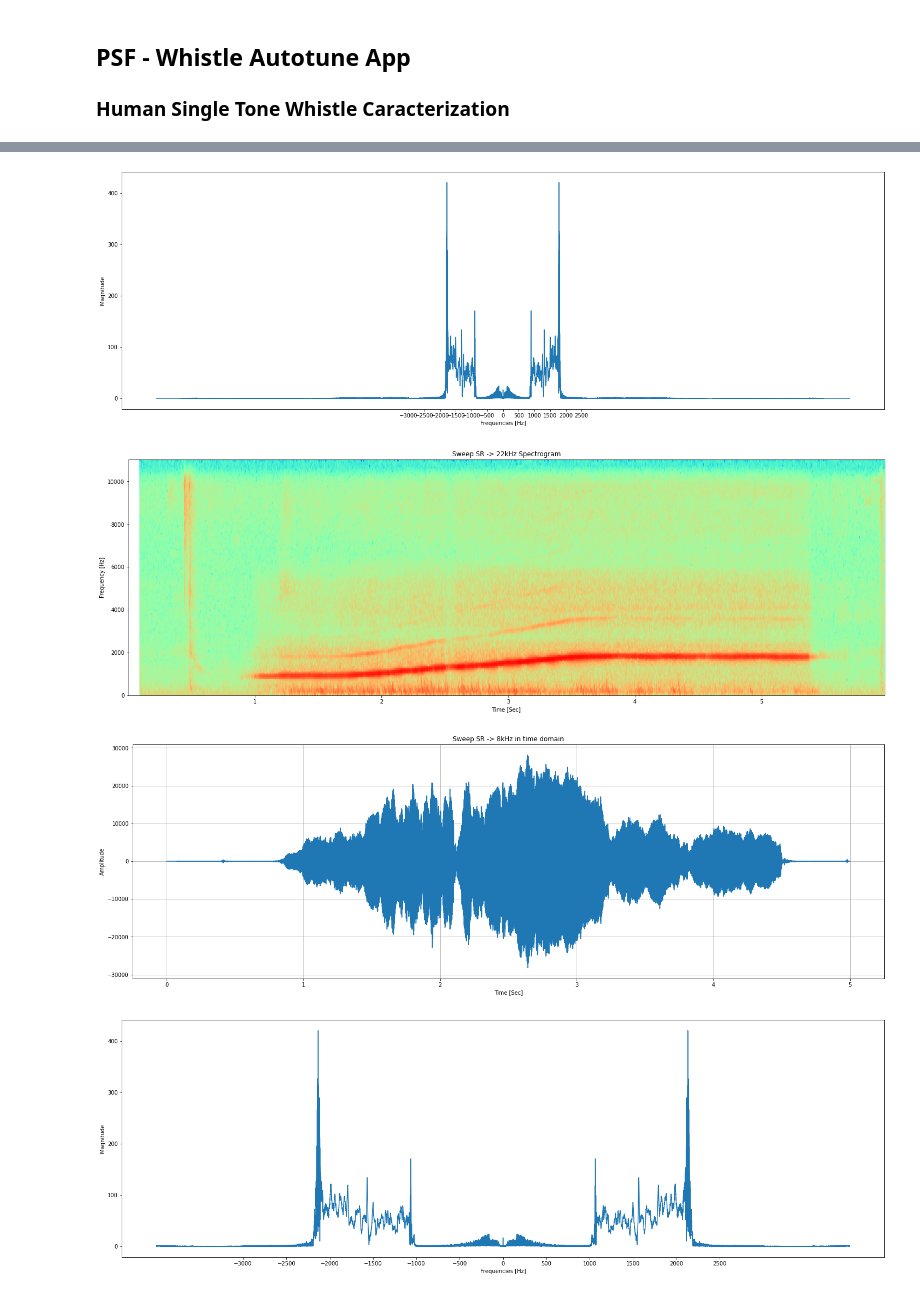
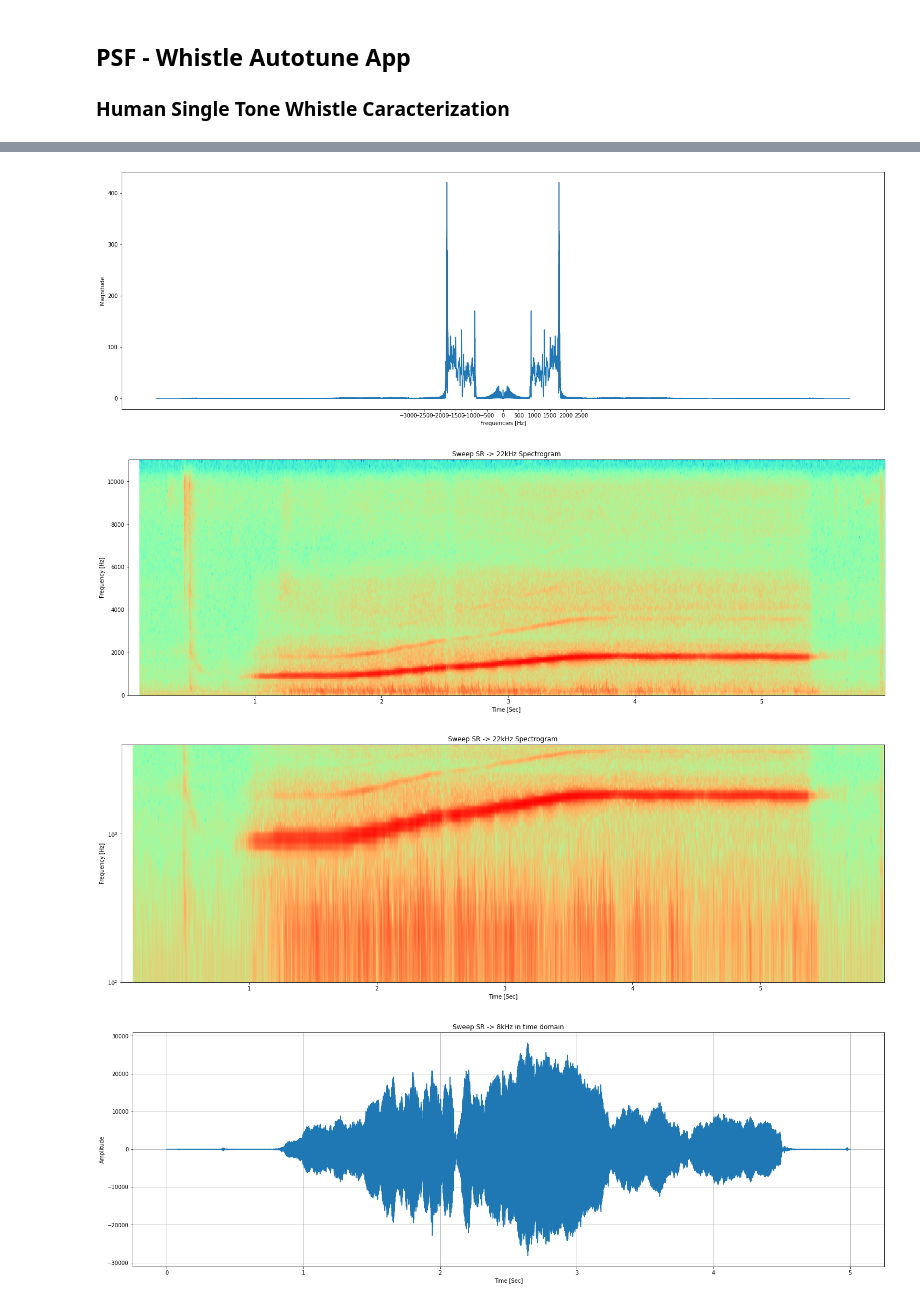
Before and after one commit to lorsi96/Whistle-Autotune-CIAA, a Jupyter notebook: whistle_autotune.ipynb, the cells around one changed output, grey strips where cells are left out. Cells and saved outputs as stored; diff of their text form; code cells hidden in the pictures.

```diff
--- a/whistle_autotune.ipynb
+++ b/whistle_autotune.ipynb
@@ -5,6 +5,7 @@
 # %%
 import numpy as np
 import matplotlib.pyplot as plt
+import matplotlib.mlab as mlab
 import librosa
 
 
@@ -29,32 +30,42 @@ def psf_gen_plots(signal, fs, signame='Signal'):
     plt.figure(figsize=(25,8))
     plt.xlabel('Frequencies [Hz]')
     plt.xticks(np.arange(-3000, 3000, 500))
     plt.ylabel('Magnitude')
     plt.plot(fft_fs, fft)
     plt.show()
 
     plt.figure(figsize=(25,8))
     plt.title(f'{signame} Spectrogram')
     plt.specgram(signal, Fs=fs, cmap="rainbow")
     plt.xlabel('Time [Sec]')
     plt.ylabel('Frequency [Hz]')
     plt.show()
 
 
+    plt.figure(figsize=(25,8))
+    plt.title(f'{signame} Spectrogram')
+    plt.specgram(signal, Fs=fs, cmap="rainbow")
+    plt.xlabel('Time [Sec]')
+    plt.ylabel('Frequency [Hz]')
+    plt.ylim((100, 4000))
+    plt.yscale('symlog')
+    plt.show()
+
+
 WHILSTE_SWEEP_FILE = './files/whistle_sweep.ogg'
 CIAA_SR = 8000
 
 w_sweep, sr = load_ogg_file_as_npy_int16(WHILSTE_SWEEP_FILE);
 psf_gen_plots(w_sweep, sr, signame='Sweep SR -> 22kHz');
 
 ## Downsampled -- Similar to what the MCU will record
 from scipy import signal
 
 down_sweep = signal.resample(w_sweep, len(w_sweep) // sr * CIAA_SR)
 psf_gen_plots(down_sweep, CIAA_SR, signame='Sweep SR -> 8kHz');
 # %% [output]
 [figure]
 [figure]
 [figure]
-[figure, old version]
+[figure, new version]
-[figure, old version]
+[figure, new version]
```
Also changed, not shown: parts of 2 cells of this notebook, 3 other files.
